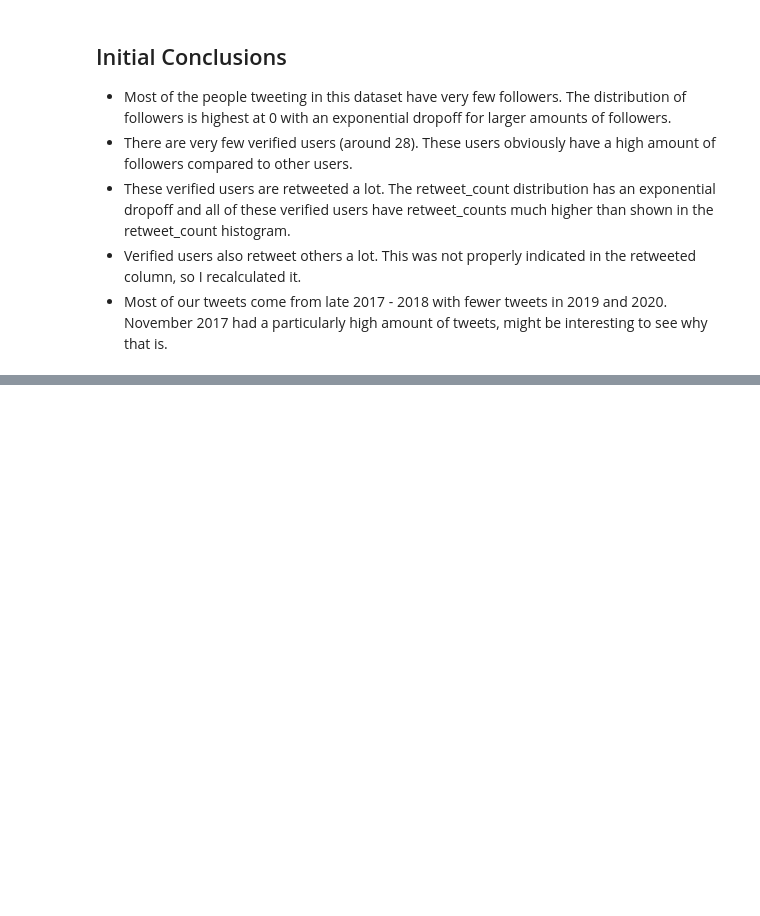
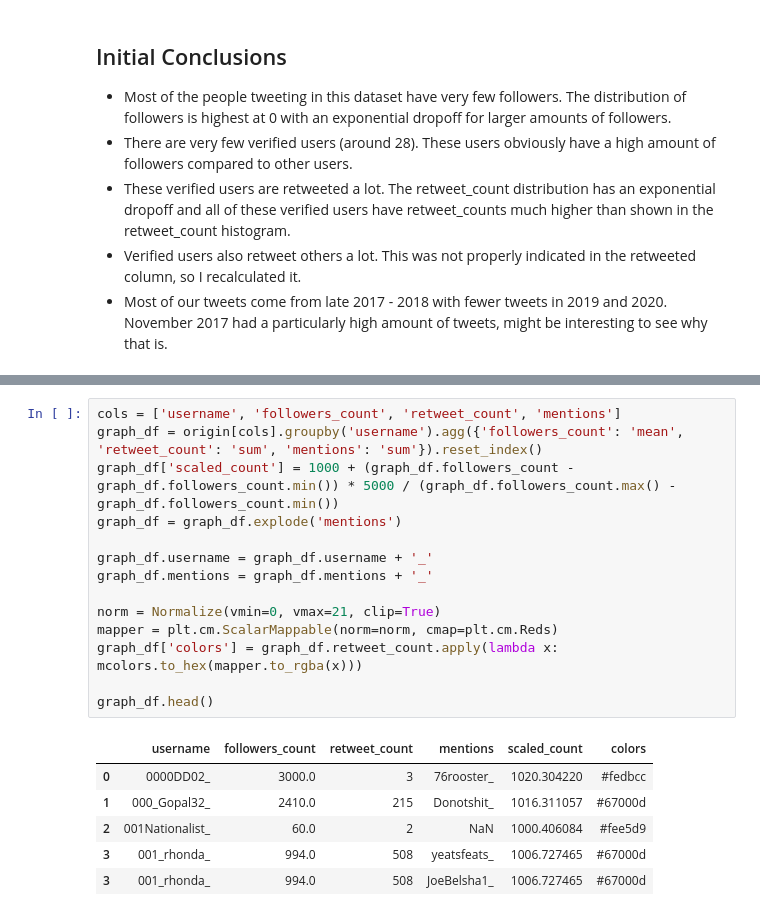
Before and after one commit to vsinghai/hackislamophobia, a Jupyter notebook: asher.ipynb, the cells around one changed output, grey strips where cells are left out. Cells and saved outputs as stored; diff of their text form; blank space fills up the shorter version.

```diff
--- a/asher.ipynb
+++ b/asher.ipynb
@@ -180,0 +199,21 @@ At this point, it seems clear that verified users have much higher Twitter penet
+# %%
+cols = ['username', 'followers_count', 'retweet_count', 'mentions']
+graph_df = origin[cols].groupby('username').agg({'followers_count': 'mean', 'retweet_count': 'sum', 'mentions': 'sum'}).reset_index()
+graph_df['scaled_count'] = 1000 + (graph_df.followers_count - graph_df.followers_count.min()) * 5000 / (graph_df.followers_count.max() - graph_df.followers_count.min())
+graph_df = graph_df.explode('mentions')
+
+graph_df.username = graph_df.username + '_'
+graph_df.mentions = graph_df.mentions + '_'
+
+norm = Normalize(vmin=0, vmax=21, clip=True)
+mapper = plt.cm.ScalarMappable(norm=norm, cmap=plt.cm.Reds)
+graph_df['colors'] = graph_df.retweet_count.apply(lambda x: mcolors.to_hex(mapper.to_rgba(x)))
+
+graph_df.head()
+# %% [output]
+|  | username | followers_count | retweet_count | mentions | scaled_count | colors |
+| 0 | 0000DD02_ | 3000.0 | 3 | 76rooster_ | 1020.304220 | #fedbcc |
+| 1 | 000_Gopal32_ | 2410.0 | 215 | Donotshit_ | 1016.311057 | #67000d |
+| 2 | 001Nationalist_ | 60.0 | 2 | NaN | 1000.406084 | #fee5d9 |
+| 3 | 001_rhonda_ | 994.0 | 508 | yeatsfeats_ | 1006.727465 | #67000d |
+| 3 | 001_rhonda_ | 994.0 | 508 | JoeBelsha1_ | 1006.727465 | #67000d |
```
Also changed, not shown: parts of 4 cells of this notebook, 1 other file.
